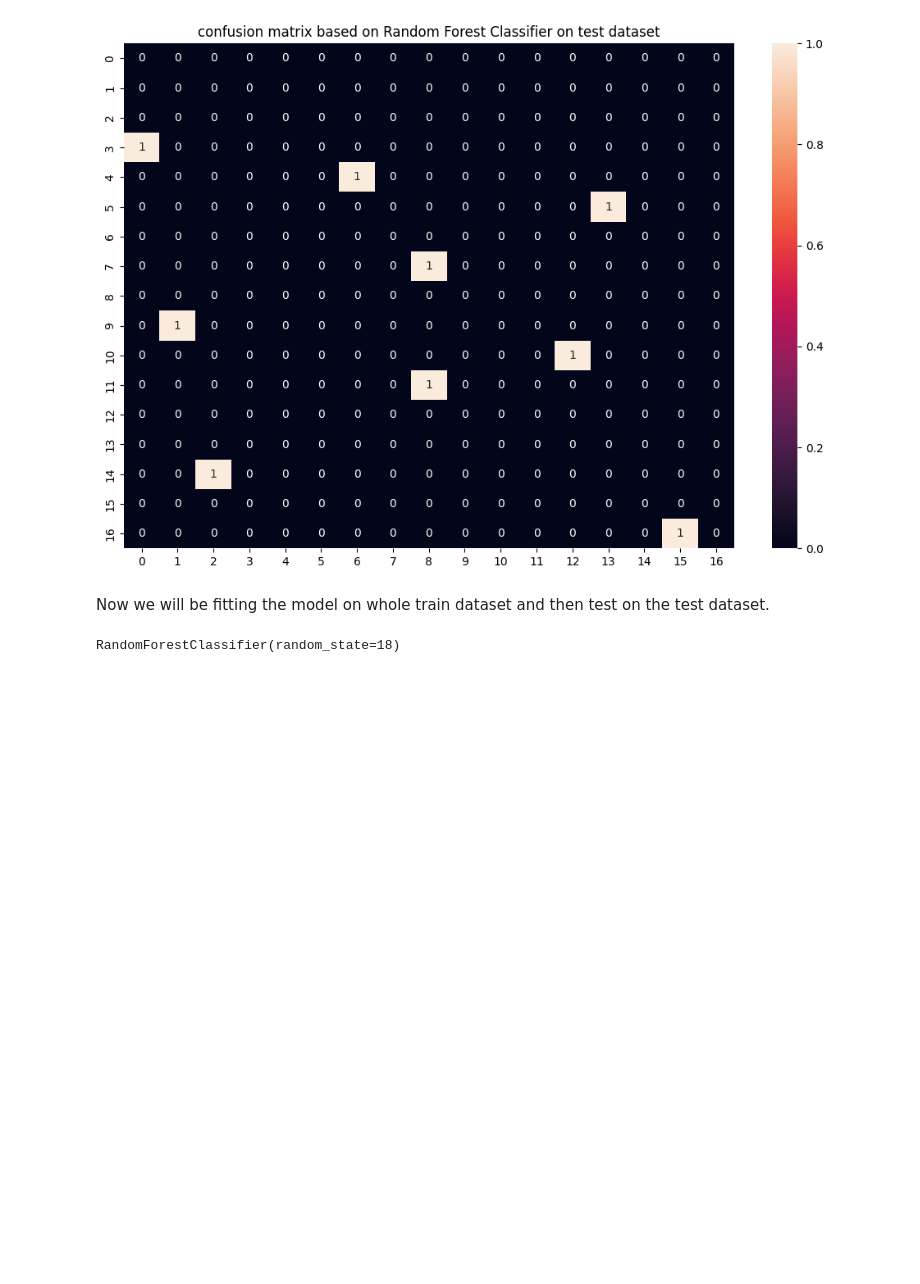
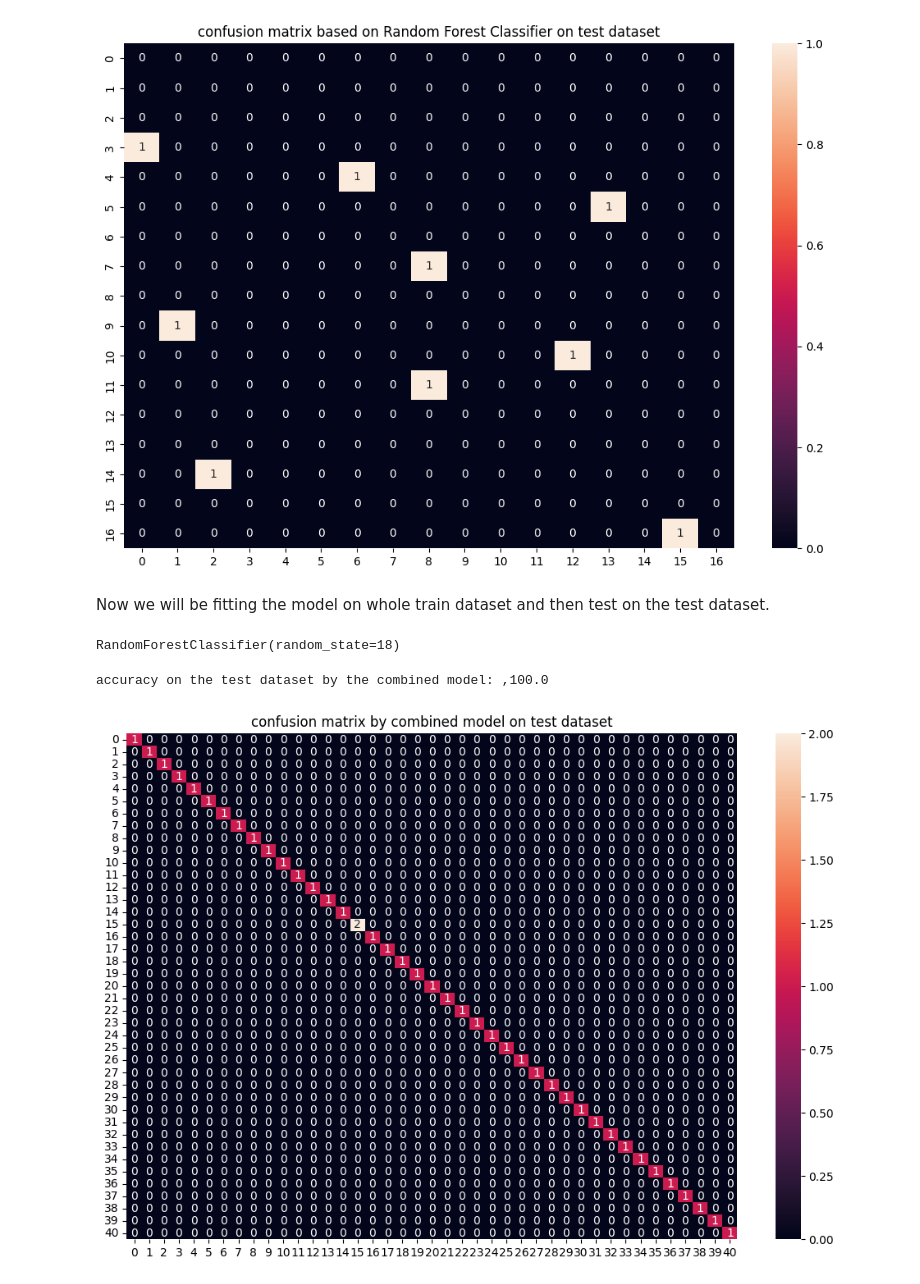
Before and after one commit to santr4/ml_projects, a Jupyter notebook: Disease Prediction using ML/Disease_prediction_ml.ipynb, the cells around one changed output. Saved outputs shown, nothing was run; the diff lists cells and outputs as text; code cells hidden in the pictures; blank space fills up the shorter version.

Commit message:
Disease Prediction using ml

```diff
--- a/Disease Prediction using ML/Disease_prediction_ml.ipynb
+++ b/Disease Prediction using ML/Disease_prediction_ml.ipynb
@@ -228,3 +228,22 @@ encode = LabelEncoder()
 
 test_x = test_data.iloc[:,:-1]
 test_y = encode.fit_transform(test_data.iloc[:,-1])
+# %%
+from collections import Counter
+
+svm_preds = final_svm_model.predict(test_x)
+rf_preds = final_rf_model.predict(test_x)
+nb_preds = final_nb_model.predict(test_x)
+
+final_preds = [Counter([i, j, k]).most_common(1)[0][0] for i, j, k in zip(svm_preds, rf_preds, nb_preds)]
+
+print(f"accuracy on the test dataset by the combined model: ,{accuracy_score(test_y,final_preds)*100}")
+
+cf_matrix = confusion_matrix(test_y,final_preds)
+plt.figure(figsize=(12,8))
+sns.heatmap(cf_matrix,annot=True)
+plt.title("confusion matrix by combined model on test dataset")
+plt.show()
+# %% [output]
+accuracy on the test dataset by the combined model: ,100.0
+[figure, added]
```
